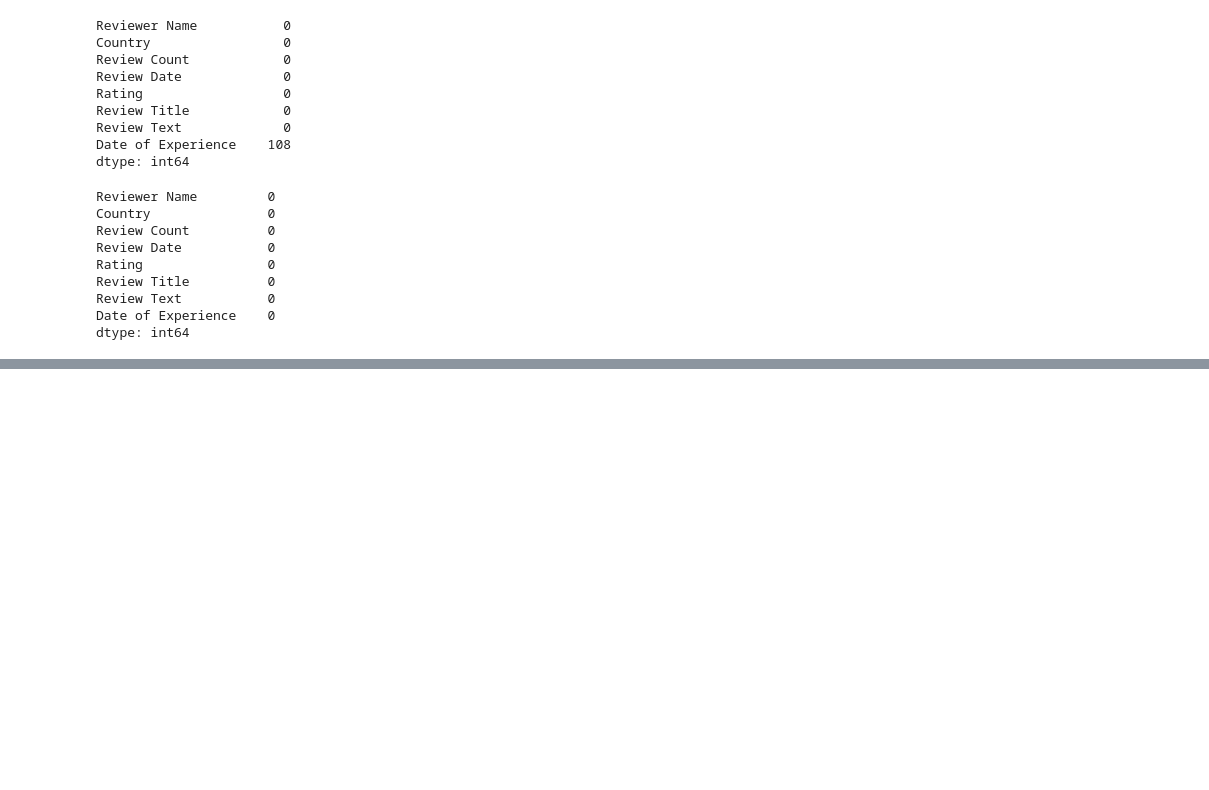
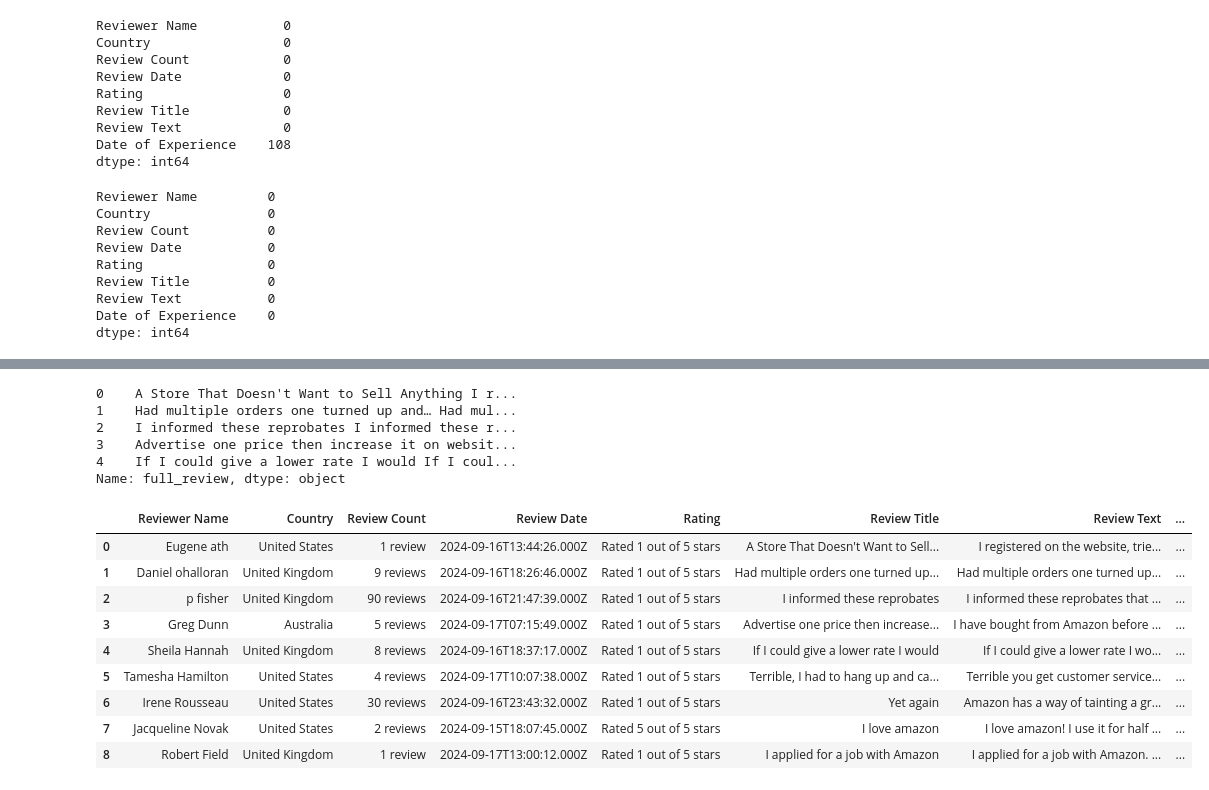
Before and after one commit to Hieu2003ops/module6_blog1, a Jupyter notebook: notebook_test/blog1.ipynb, the cells around one changed output, grey strips where cells are left out. Cells and saved outputs as stored; diff of their text form; code cells hidden in the pictures; blank space fills up the shorter version.

Commit message:
improve notebook

```diff
--- a/notebook_test/blog1.ipynb
+++ b/notebook_test/blog1.ipynb
@@ -45,7 +45,7 @@ import pandas as pd
 
 # Thử với engine 'python' thay vì 'c' (mặc định)
 df = pd.read_csv(
-    '/Users/minhhieu/Documents/AI_VN/Amazon_Reviews.csv',
+    '/Users/minhhieu/Documents/AI_VN/notebook_test/Amazon_Reviews.csv',
     engine='python',
     on_bad_lines='skip'  # Bỏ qua các dòng lỗi
 )
@@ -349,0 +358,24 @@ dtype: int64
+# %%
+df["full_review"] = df["Review Title"].astype(str) + " " + df["Review Text"].astype(str)
+# %%
+df["full_review"].head()
+# %% [output]
+0    A Store That Doesn't Want to Sell Anything I r...
+1    Had multiple orders one turned up and… Had mul...
+2    I informed these reprobates I informed these r...
+3    Advertise one price then increase it on websit...
+4    If I could give a lower rate I would If I coul...
+Name: full_review, dtype: object
+# %%
+df.head(9)
+# %% [output]
+|  | Reviewer Name | Country | Review Count | Review Date | Rating | Review Title | Review Text | ... |
+| 0 | Eugene ath | United States | 1 review | 2024-09-16T13:44:26.000Z | Rated 1 out of 5 stars | A Store That Doesn't Want to Sell... | I registered on the website, trie... | ... |
+| 1 | Daniel ohalloran | United Kingdom | 9 reviews | 2024-09-16T18:26:46.000Z | Rated 1 out of 5 stars | Had multiple orders one turned up... | Had multiple orders one turned up... | ... |
+| 2 | p fisher | United Kingdom | 90 reviews | 2024-09-16T21:47:39.000Z | Rated 1 out of 5 stars | I informed these reprobates | I informed these reprobates that ... | ... |
+| 3 | Greg Dunn | Australia | 5 reviews | 2024-09-17T07:15:49.000Z | Rated 1 out of 5 stars | Advertise one price then increase... | I have bought from Amazon before ... | ... |
+| 4 | Sheila Hannah | United Kingdom | 8 reviews | 2024-09-16T18:37:17.000Z | Rated 1 out of 5 stars | If I could give a lower rate I would | If I could give a lower rate I wo... | ... |
+| 5 | Tamesha Hamilton | United States | 4 reviews | 2024-09-17T10:07:38.000Z | Rated 1 out of 5 stars | Terrible, I had to hang up and ca... | Terrible you get customer service... | ... |
+| 6 | Irene Rousseau | United States | 30 reviews | 2024-09-16T23:43:32.000Z | Rated 1 out of 5 stars | Yet again | Amazon has a way of tainting a gr... | ... |
+| 7 | Jacqueline Novak | United States | 2 reviews | 2024-09-15T18:07:45.000Z | Rated 5 out of 5 stars | I love amazon | I love amazon! I use it for half ... | ... |
+| 8 | Robert Field | United Kingdom | 1 review | 2024-09-17T13:00:12.000Z | Rated 1 out of 5 stars | I applied for a job with Amazon | I applied for a job with Amazon. ... | ... |
```
Also changed, not shown: parts of 49 cells of this notebook, 1 other file.
